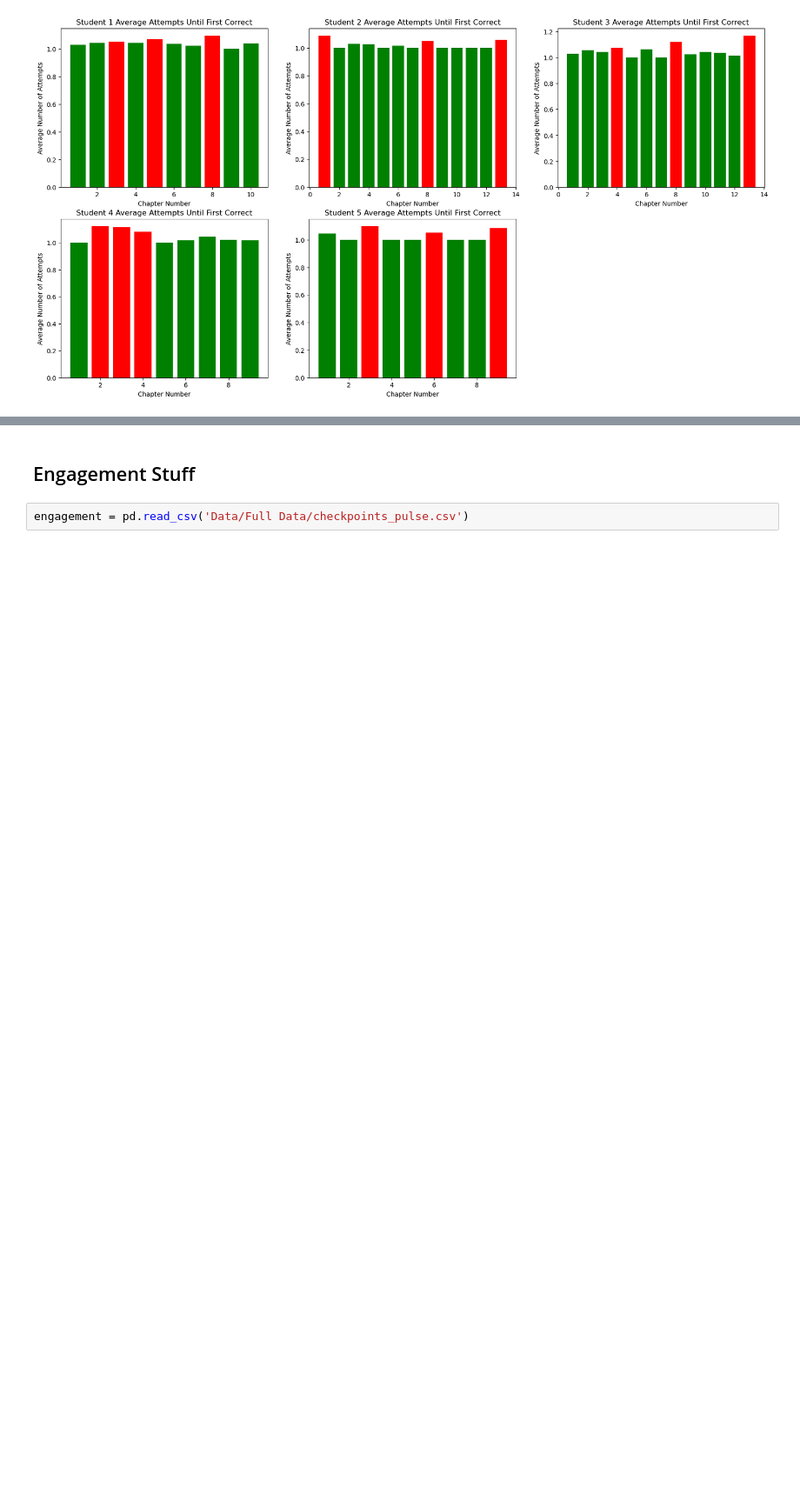
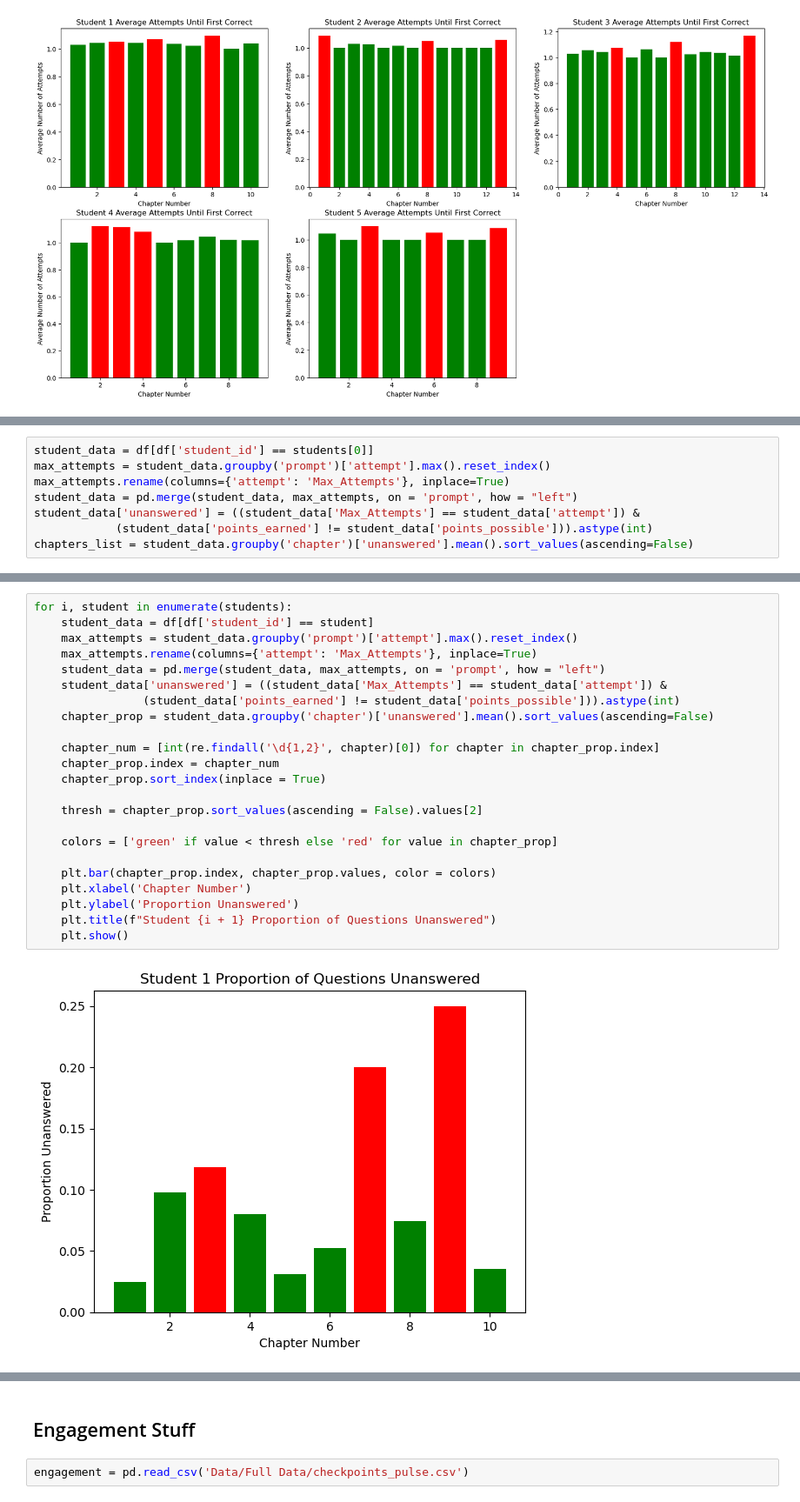
Before and after one commit to davidOplatka/DataFest2024, a Jupyter notebook: Basic Visualizations.ipynb, the cells around one changed output, grey strips where cells are left out. Shown at 87% size. Cells and saved outputs as stored; diff of their text form; blank space fills up the shorter version.

Commit message:
Updated Visualizations

```diff
--- a/Basic Visualizations.ipynb
+++ b/Basic Visualizations.ipynb
@@ -123,0 +134,8 @@ plt.show()
+# %%
+student_data = df[df['student_id'] == students[0]]
+max_attempts = student_data.groupby('prompt')['attempt'].max().reset_index()
+max_attempts.rename(columns={'attempt': 'Max_Attempts'}, inplace=True)
+student_data = pd.merge(student_data, max_attempts, on = 'prompt', how = "left")
+student_data['unanswered'] = ((student_data['Max_Attempts'] == student_data['attempt']) &
+            (student_data['points_earned'] != student_data['points_possible'])).astype(int)
+chapters_list = student_data.groupby('chapter')['unanswered'].mean().sort_values(ascending=False)
@@ -123,0 +157,25 @@ plt.show()
+# %%
+for i, student in enumerate(students):
+    student_data = df[df['student_id'] == student]
+    max_attempts = student_data.groupby('prompt')['attempt'].max().reset_index()
+    max_attempts.rename(columns={'attempt': 'Max_Attempts'}, inplace=True)
+    student_data = pd.merge(student_data, max_attempts, on = 'prompt', how = "left")
+    student_data['unanswered'] = ((student_data['Max_Attempts'] == student_data['attempt']) &
+                (student_data['points_earned'] != student_data['points_possible'])).astype(int)
+    chapter_prop = student_data.groupby('chapter')['unanswered'].mean().sort_values(ascending=False)
+
+    chapter_num = [int(re.findall('\d{1,2}', chapter)[0]) for chapter in chapter_prop.index]
+    chapter_prop.index = chapter_num
+    chapter_prop.sort_index(inplace = True)
+
+    thresh = chapter_prop.sort_values(ascending = False).values[2]
+
+    colors = ['green' if value < thresh else 'red' for value in chapter_prop]
+
+    plt.bar(chapter_prop.index, chapter_prop.values, color = colors)
+    plt.xlabel('Chapter Number')
+    plt.ylabel('Proportion Unanswered')
+    plt.title(f"Student {i + 1} Proportion of Questions Unanswered")
+    plt.show()
+# %% [output]
+[figure, added]
```
Also changed, not shown: parts of 4 cells of this notebook.
